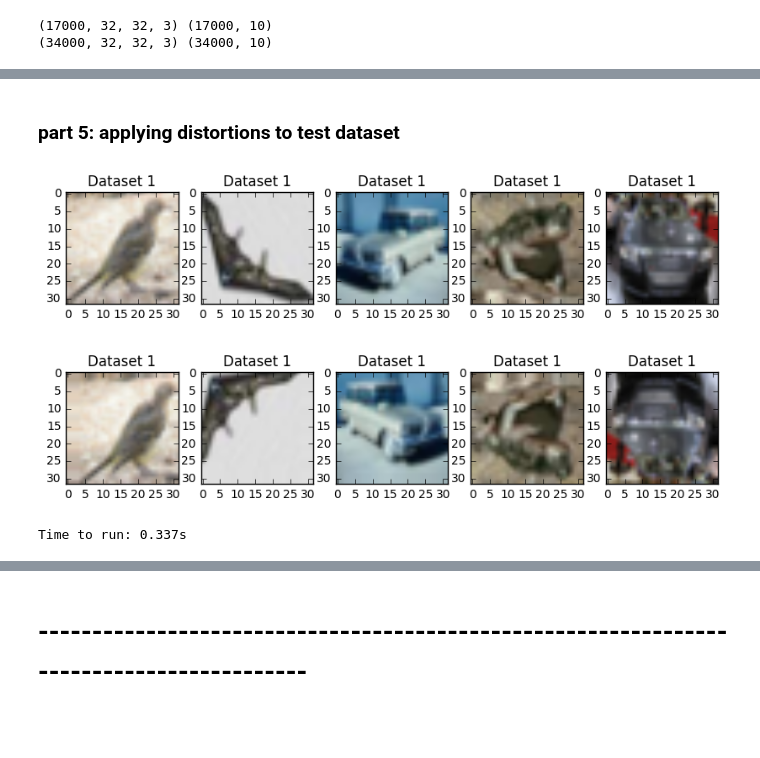
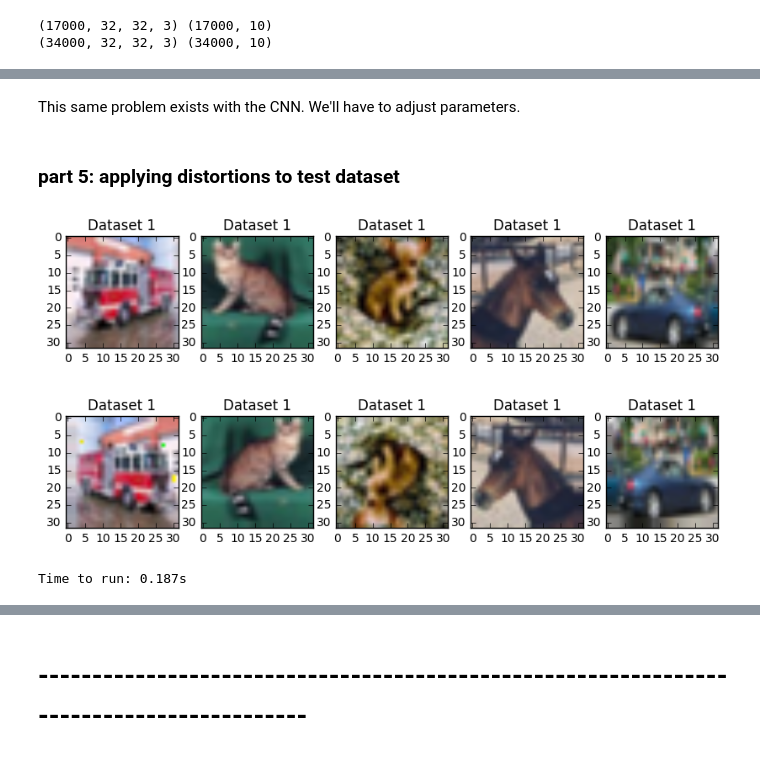
Before and after one commit to cindyliu/CSCI-E81-HW4, a Jupyter notebook: HW4.ipynb, the cells around one changed output, grey strips where cells are left out. Cells and saved outputs as stored; diff of their text form; code cells hidden in the pictures; blank space fills up the shorter version.

```diff
--- a/HW4.ipynb
+++ b/HW4.ipynb
@@ -123,15 +123,20 @@ img_size = 32
 num_labels = 10
 num_channels = 3
 
+orig_test = test_data_2d
+orig_train = train_data_2d
+
 train_labels_1d = np.array(train_labels_1d)
 test_labels_1d = np.array(test_labels_1d)
 
 # chose to go with this standardization method because it preserves the image colors, but can change it
-train_data_2d = train_data_2d / 255.0
-test_data_2d = test_data_2d / 255.0
-# scaler = StandardScaler().fit(merged_data)
-# merged_scaled = scaler.transform(merged_data)
-# test_data_scaled = scaler.transform(test_data)
+#train_data_2d = train_data_2d / 255.0
+#test_data_2d = test_data_2d / 255.0
+
+#Trying with this method since the other one was resulting in poor accuracy
+scaler = StandardScaler().fit(train_data_2d)
+train_data_2d = scaler.transform(train_data_2d)
+test_data_2d = scaler.transform(test_data_2d)
 
 train_data_2d = train_data_2d.astype(np.float32)
 test_data_2d = test_data_2d.astype(np.float32)
@@ -690,36 +701,38 @@ Time to run: 80.318s
+# %% [markdown]
+This same problem exists with the CNN. We'll have to adjust parameters.
 # %% [markdown]
 ### part 5: applying distortions to test dataset
 # %%
 from keras.preprocessing.image import ImageDataGenerator
 
 # at some point when it's not 3am here I'll move this code down to after the reformatting
 # but I couldn't get it to work earlier
-temp_data = 255-test_data.reshape(-1,3,32,32).transpose(0,2,3,1)
-temp_labels = np_utils.to_categorical(test_labels, 10)
+temp_data = 255-orig_test.reshape(-1,3,32,32).transpose(0,2,3,1)
+temp_labels = np_utils.to_categorical(test_labels_1d, 10)
 
 # all the subtracting from 255 is because the image processing tool seems to invert the
 # colors even if we apply no distortions
 show_images(5, i_2, 255-temp_data)
 
 start = time.time()
 # there are many options for the distortions we can do with this image processing tool
 datagen = ImageDataGenerator(
     width_shift_range=.1,   # randomly shifts some images 10% horizontally
     height_shift_range=.1,  # randomly shifts some images 10% vertically
     horizontal_flip=True,   # randomly flips some images horizontally
     vertical_flip=True      # randomly flips some images vertically
 )
 # datagen.fit(temp_data, seed=25)  # this only matters if we're using other specific parameters
 for distorted_test_data, distorted_test_labels in datagen.flow(temp_data, temp_labels,
                                                             shuffle=False,
                                                             batch_size=batch_size,
                                                             seed=25):
     break  # it's an infinite generator and we just want 1 application of the distortions
 end=time.time()
 
 show_images(5, i_2, distorted_test_data)
 print('Time to run: {:.3f}s'.format(end - start))
 # %% [output]
-[figure, old version]
+[figure, new version]
-[figure, old version]
+[figure, new version]
-Time to run: 0.337s
+Time to run: 0.187s
```
Also changed, not shown: parts of 23 cells of this notebook.
